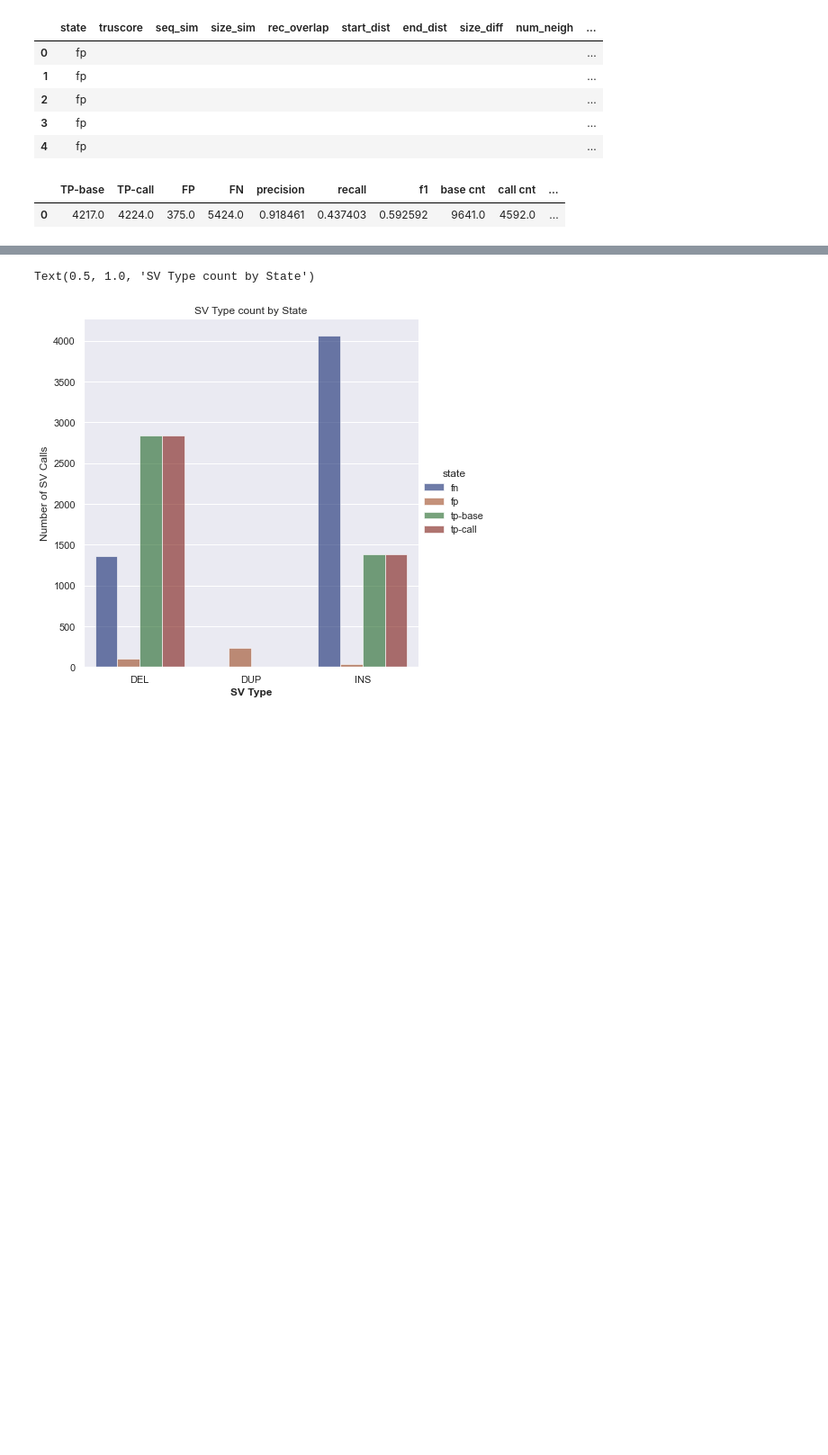
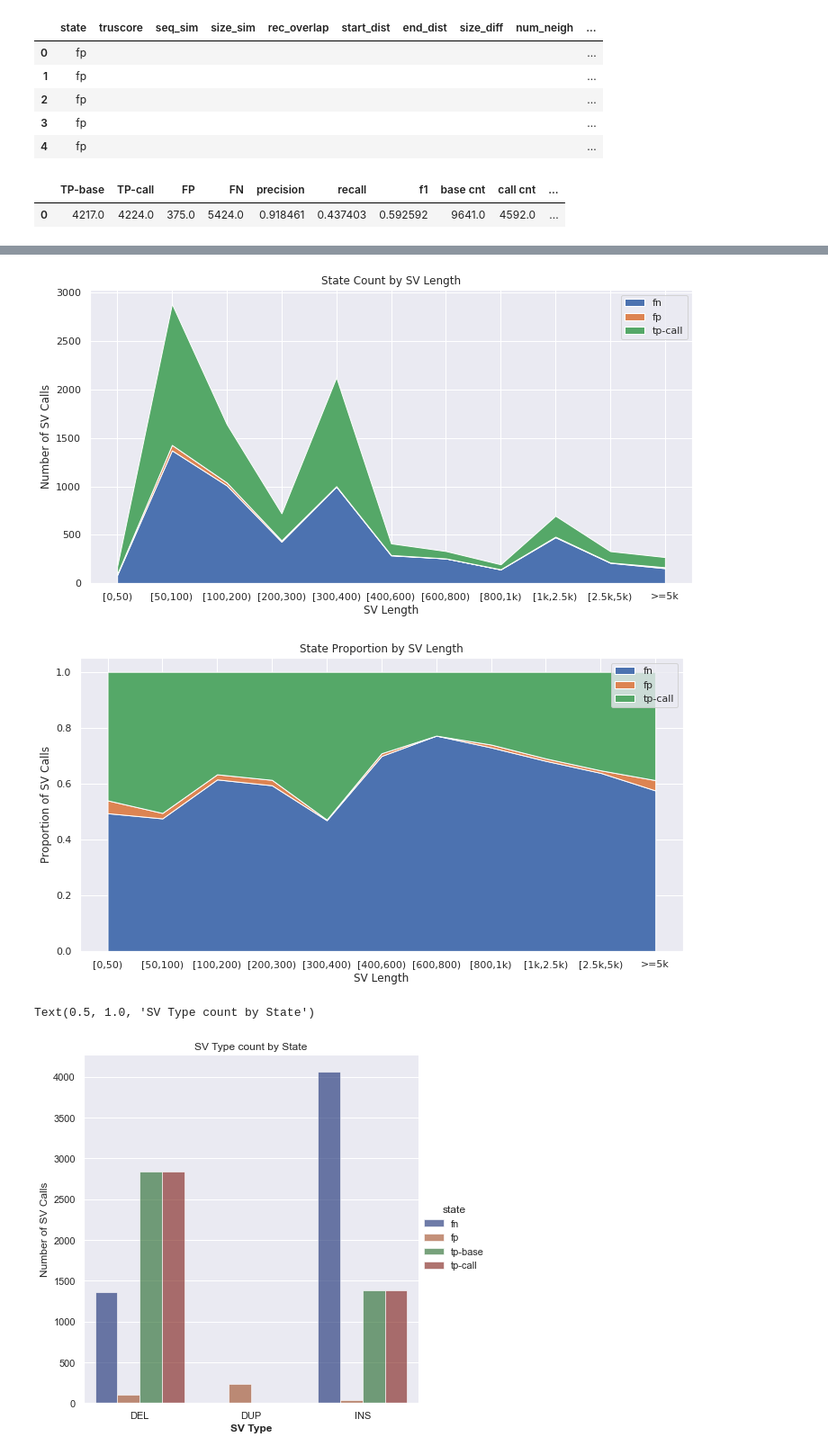
Before and after one commit to collaborativebioinformatics/SVTeaser, a Jupyter notebook: notebooks/TruvariStatsPlots.ipynb, the cells around one changed output, grey strips where cells are left out. Shown: that part at 90% size. Drawn from its saved outputs; the diff is of its cells as text; code cells hidden in the pictures; blank space fills up the shorter version.

Commit message:
Created plotting method for state by svlen which can filter on svtype

```diff
--- a/notebooks/TruvariStatsPlots.ipynb
+++ b/notebooks/TruvariStatsPlots.ipynb
@@ -79,3 +86,8 @@ plt.show()
+# %%
+state_by_svlen(vardf, ['DEL', 'INS'])
+# %% [output]
+[figure, added]
+[figure, added]
 # %%
 tmpdf = vardf.groupby(["svtype", "state"]).count().reset_index()
 sb.catplot(data=tmpdf, kind="bar", x="svtype", y="cnt", hue="state", alpha=.6, height=6, palette="dark")
```
Also changed, not shown: parts of 2 cells of this notebook.
